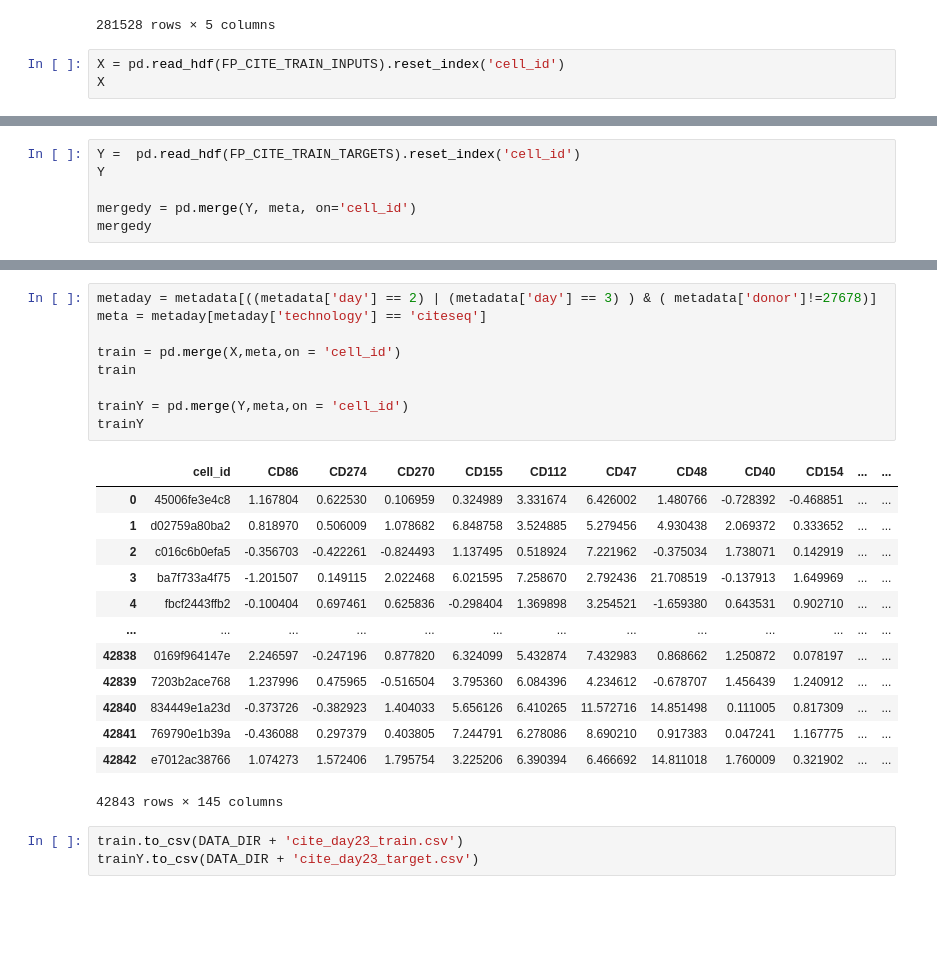
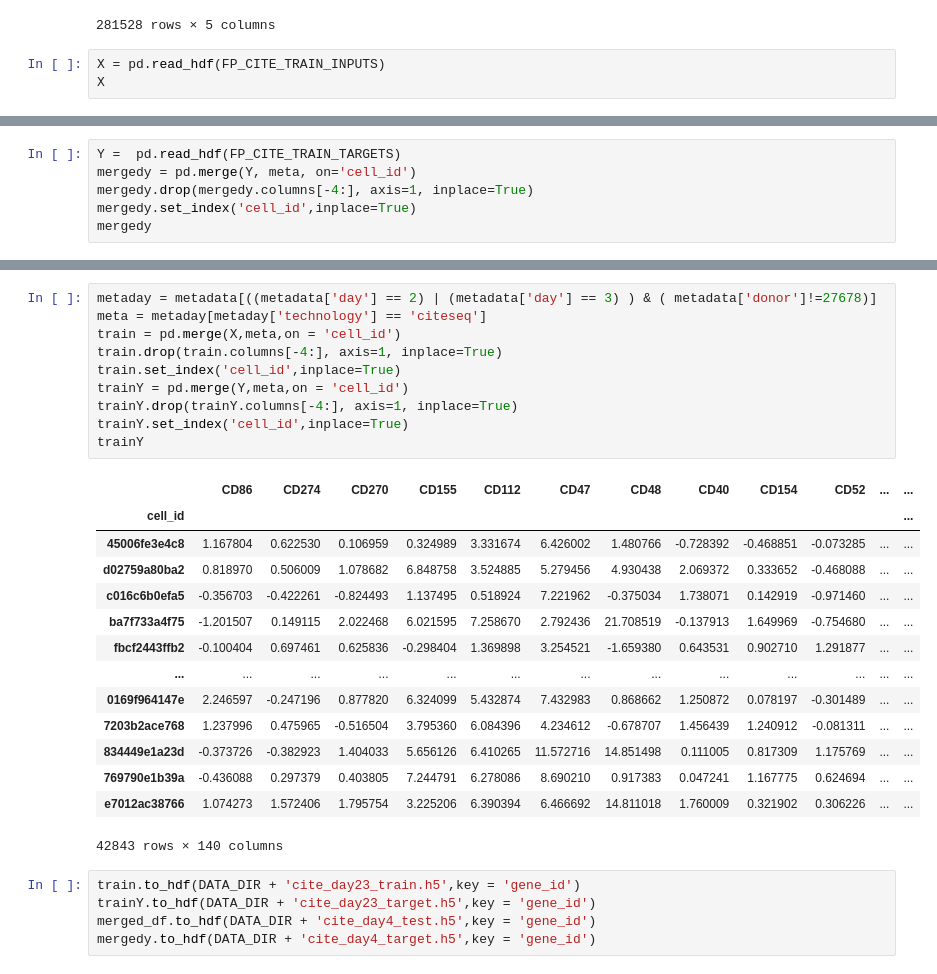
Before and after one commit to ink7-sudo/solution, a Jupyter notebook: cite_day4_test.ipynb, the cells around one changed output, grey strips where cells are left out. Saved outputs shown, nothing was run; the diff lists cells and outputs as text; blank space fills up the shorter version.

Commit message:
test for day4

```diff
--- a/cite_day4_test.ipynb
+++ b/cite_day4_test.ipynb
@@ -39,6 +39,6 @@ metadata
 | 281527 | b847ba21f59f | 10 | 31800 | hidden | multiome |
 281528 rows × 5 columns
 # %%
-X = pd.read_hdf(FP_CITE_TRAIN_INPUTS).reset_index('cell_id')
+X = pd.read_hdf(FP_CITE_TRAIN_INPUTS)
 X
 # %% [output]
@@ -77,7 +81,7 @@ merged_df
 # %%
-Y =  pd.read_hdf(FP_CITE_TRAIN_TARGETS).reset_index('cell_id')
-Y
-
+Y =  pd.read_hdf(FP_CITE_TRAIN_TARGETS)
 mergedy = pd.merge(Y, meta, on='cell_id')
+mergedy.drop(mergedy.columns[-4:], axis=1, inplace=True)
+mergedy.set_index('cell_id',inplace=True)
 mergedy
 # %% [output]
@@ -97,26 +102,30 @@ mergedy
 # %%
 metaday = metadata[((metadata['day'] == 2) | (metadata['day'] == 3) ) & ( metadata['donor']!=27678)]
 meta = metaday[metaday['technology'] == 'citeseq']
-
 train = pd.merge(X,meta,on = 'cell_id')
-train
-
+train.drop(train.columns[-4:], axis=1, inplace=True)
+train.set_index('cell_id',inplace=True)
 trainY = pd.merge(Y,meta,on = 'cell_id')
+trainY.drop(trainY.columns[-4:], axis=1, inplace=True)
+trainY.set_index('cell_id',inplace=True)
 trainY
 # %% [output]
-|  | cell_id | CD86 | CD274 | CD270 | CD155 | CD112 | CD47 | CD48 | CD40 | CD154 | ... | ... |
-| 0 | 45006fe3e4c8 | 1.167804 | 0.622530 | 0.106959 | 0.324989 | 3.331674 | 6.426002 | 1.480766 | -0.728392 | -0.468851 | ... | ... |
-| 1 | d02759a80ba2 | 0.818970 | 0.506009 | 1.078682 | 6.848758 | 3.524885 | 5.279456 | 4.930438 | 2.069372 | 0.333652 | ... | ... |
-| 2 | c016c6b0efa5 | -0.356703 | -0.422261 | -0.824493 | 1.137495 | 0.518924 | 7.221962 | -0.375034 | 1.738071 | 0.142919 | ... | ... |
-| 3 | ba7f733a4f75 | -1.201507 | 0.149115 | 2.022468 | 6.021595 | 7.258670 | 2.792436 | 21.708519 | -0.137913 | 1.649969 | ... | ... |
-| 4 | fbcf2443ffb2 | -0.100404 | 0.697461 | 0.625836 | -0.298404 | 1.369898 | 3.254521 | -1.659380 | 0.643531 | 0.902710 | ... | ... |
+|  | CD86 | CD274 | CD270 | CD155 | CD112 | CD47 | CD48 | CD40 | CD154 | CD52 | ... | ... |
+| cell_id |  |  |  |  |  |  |  |  |  |  |  | ... |
+| 45006fe3e4c8 | 1.167804 | 0.622530 | 0.106959 | 0.324989 | 3.331674 | 6.426002 | 1.480766 | -0.728392 | -0.468851 | -0.073285 | ... | ... |
+| d02759a80ba2 | 0.818970 | 0.506009 | 1.078682 | 6.848758 | 3.524885 | 5.279456 | 4.930438 | 2.069372 | 0.333652 | -0.468088 | ... | ... |
+| c016c6b0efa5 | -0.356703 | -0.422261 | -0.824493 | 1.137495 | 0.518924 | 7.221962 | -0.375034 | 1.738071 | 0.142919 | -0.971460 | ... | ... |
+| ba7f733a4f75 | -1.201507 | 0.149115 | 2.022468 | 6.021595 | 7.258670 | 2.792436 | 21.708519 | -0.137913 | 1.649969 | -0.754680 | ... | ... |
+| fbcf2443ffb2 | -0.100404 | 0.697461 | 0.625836 | -0.298404 | 1.369898 | 3.254521 | -1.659380 | 0.643531 | 0.902710 | 1.291877 | ... | ... |
 | ... | ... | ... | ... | ... | ... | ... | ... | ... | ... | ... | ... | ... |
-| 42838 | 0169f964147e | 2.246597 | -0.247196 | 0.877820 | 6.324099 | 5.432874 | 7.432983 | 0.868662 | 1.250872 | 0.078197 | ... | ... |
-| 42839 | 7203b2ace768 | 1.237996 | 0.475965 | -0.516504 | 3.795360 | 6.084396 | 4.234612 | -0.678707 | 1.456439 | 1.240912 | ... | ... |
-| 42840 | 834449e1a23d | -0.373726 | -0.382923 | 1.404033 | 5.656126 | 6.410265 | 11.572716 | 14.851498 | 0.111005 | 0.817309 | ... | ... |
-| 42841 | 769790e1b39a | -0.436088 | 0.297379 | 0.403805 | 7.244791 | 6.278086 | 8.690210 | 0.917383 | 0.047241 | 1.167775 | ... | ... |
-| 42842 | e7012ac38766 | 1.074273 | 1.572406 | 1.795754 | 3.225206 | 6.390394 | 6.466692 | 14.811018 | 1.760009 | 0.321902 | ... | ... |
+| 0169f964147e | 2.246597 | -0.247196 | 0.877820 | 6.324099 | 5.432874 | 7.432983 | 0.868662 | 1.250872 | 0.078197 | -0.301489 | ... | ... |
+| 7203b2ace768 | 1.237996 | 0.475965 | -0.516504 | 3.795360 | 6.084396 | 4.234612 | -0.678707 | 1.456439 | 1.240912 | -0.081311 | ... | ... |
+| 834449e1a23d | -0.373726 | -0.382923 | 1.404033 | 5.656126 | 6.410265 | 11.572716 | 14.851498 | 0.111005 | 0.817309 | 1.175769 | ... | ... |
+| 769790e1b39a | -0.436088 | 0.297379 | 0.403805 | 7.244791 | 6.278086 | 8.690210 | 0.917383 | 0.047241 | 1.167775 | 0.624694 | ... | ... |
+| e7012ac38766 | 1.074273 | 1.572406 | 1.795754 | 3.225206 | 6.390394 | 6.466692 | 14.811018 | 1.760009 | 0.321902 | 0.306226 | ... | ... |
-42843 rows × 145 columns
+42843 rows × 140 columns
-# %%
-train.to_csv(DATA_DIR + 'cite_day23_train.csv')
-trainY.to_csv(DATA_DIR + 'cite_day23_target.csv')
+# %%
+train.to_hdf(DATA_DIR + 'cite_day23_train.h5',key = 'gene_id')
+trainY.to_hdf(DATA_DIR + 'cite_day23_target.h5',key = 'gene_id')
+merged_df.to_hdf(DATA_DIR + 'cite_day4_test.h5',key = 'gene_id')
+mergedy.to_hdf(DATA_DIR + 'cite_day4_target.h5',key = 'gene_id')
```
Also changed, not shown: parts of 3 cells of this notebook.
